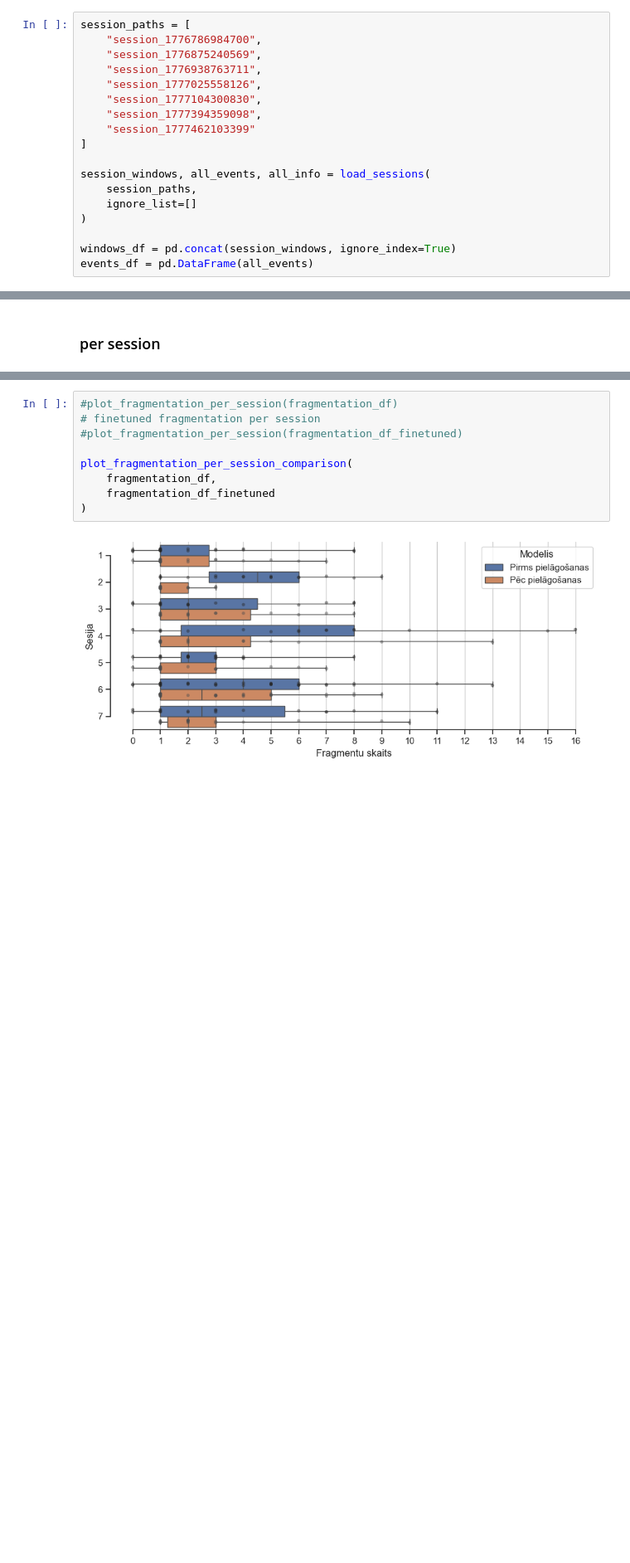
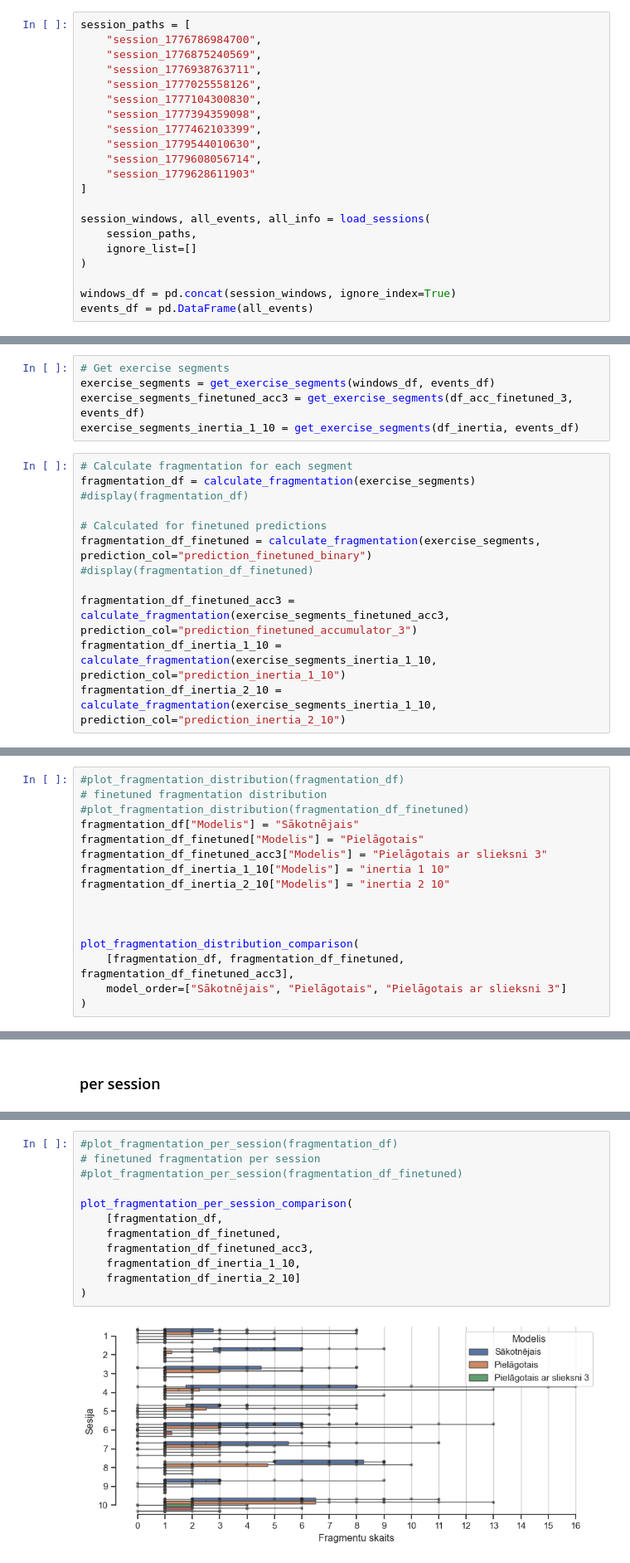
Before and after one commit to Markuss-B/GAR, a Jupyter notebook: data/recordings/analysis2.ipynb, the cells around one changed output, grey strips where cells are left out. Shown at 83% size. Saved outputs shown, nothing was run; the diff lists cells and outputs as text; blank space fills up the shorter version.

```diff
--- a/data/recordings/analysis2.ipynb
+++ b/data/recordings/analysis2.ipynb
@@ -241,7 +245,10 @@ session_paths = [
     "session_1777025558126",
     "session_1777104300830",
     "session_1777394359098",
-    "session_1777462103399"
+    "session_1777462103399",
+    "session_1779544010630",
+    "session_1779608056714",
+    "session_1779628611903"
 ]
 
 session_windows, all_events, all_info = load_sessions(
@@ -1818,5 +2443,22 @@ display(fragmentation_df_finetuned)
 # %% [markdown]
 ## Plotting fragmentation results
+# %%
+# Get exercise segments
+exercise_segments = get_exercise_segments(windows_df, events_df)
+exercise_segments_finetuned_acc3 = get_exercise_segments(df_acc_finetuned_3, events_df)
+exercise_segments_inertia_1_10 = get_exercise_segments(df_inertia, events_df)
+# %%
+# Calculate fragmentation for each segment
+fragmentation_df = calculate_fragmentation(exercise_segments)
+#display(fragmentation_df)
+
+# Calculated for finetuned predictions
+fragmentation_df_finetuned = calculate_fragmentation(exercise_segments, prediction_col="prediction_finetuned_binary")
+#display(fragmentation_df_finetuned)
+
+fragmentation_df_finetuned_acc3 = calculate_fragmentation(exercise_segments_finetuned_acc3, prediction_col="prediction_finetuned_accumulator_3")
+fragmentation_df_inertia_1_10 = calculate_fragmentation(exercise_segments_inertia_1_10, prediction_col="prediction_inertia_1_10")
+fragmentation_df_inertia_2_10 = calculate_fragmentation(exercise_segments_inertia_1_10, prediction_col="prediction_inertia_2_10")
 # %%
 # Calculate and display fragmentation statistics
 fragmentation_stats = calculate_fragmentation_statistics(fragmentation_df).transpose()
@@ -1860,0 +2504,16 @@ plot_fragmentation_distribution_comparison(
+# %%
+#plot_fragmentation_distribution(fragmentation_df)
+# finetuned fragmentation distribution
+#plot_fragmentation_distribution(fragmentation_df_finetuned)
+fragmentation_df["Modelis"] = "Sākotnējais"
+fragmentation_df_finetuned["Modelis"] = "Pielāgotais"
+fragmentation_df_finetuned_acc3["Modelis"] = "Pielāgotais ar slieksni 3"
+fragmentation_df_inertia_1_10["Modelis"] = "inertia 1 10"
+fragmentation_df_inertia_2_10["Modelis"] = "inertia 2 10"
+
+
+
+plot_fragmentation_distribution_comparison(
+    [fragmentation_df, fragmentation_df_finetuned, fragmentation_df_finetuned_acc3],
+    model_order=["Sākotnējais", "Pielāgotais", "Pielāgotais ar slieksni 3"]
+)
@@ -1894,11 +2652,14 @@ display(calculate_fragmentation_per_session(fragmentation_df_finetuned).style.fo
 # %%
 #plot_fragmentation_per_session(fragmentation_df)
 # finetuned fragmentation per session
 #plot_fragmentation_per_session(fragmentation_df_finetuned)
 
 plot_fragmentation_per_session_comparison(
-    fragmentation_df,
-    fragmentation_df_finetuned
+    [fragmentation_df,
+    fragmentation_df_finetuned,
+    fragmentation_df_finetuned_acc3,
+    fragmentation_df_inertia_1_10,
+    fragmentation_df_inertia_2_10]
 )
 # %% [output]
-[figure, old version]
+[figure, new version]
```
Also changed, not shown: parts of 99 cells of this notebook, 24 other files.
